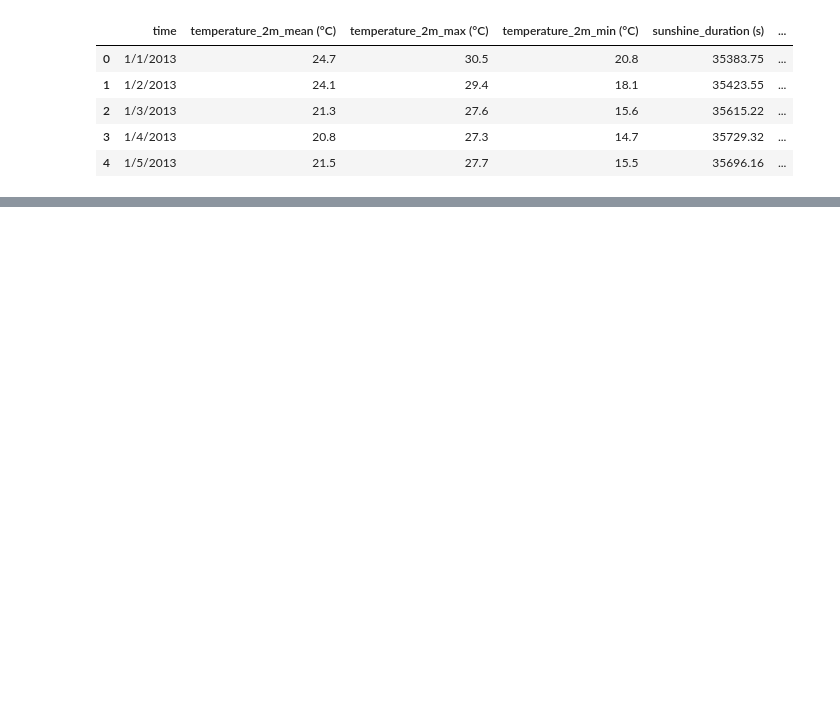
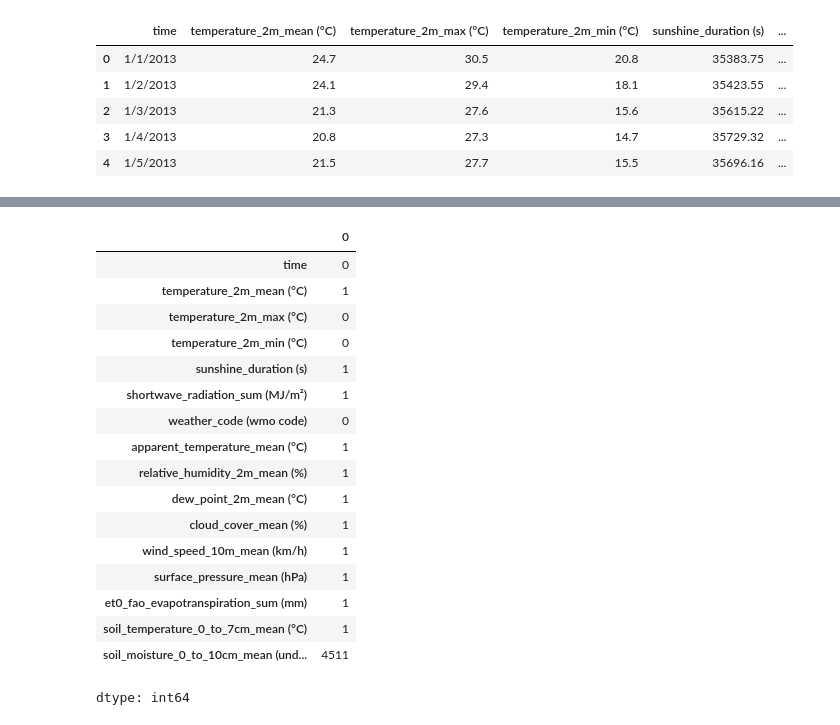
Before and after one commit to manthanawgan/MLops-Projects, a Jupyter notebook: Nagpur_Temperature_Detection_Model.ipynb, the cells around one changed output, grey strips where cells are left out. Cells and saved outputs as stored; diff of their text form; code cells hidden in the pictures; blank space fills up the shorter version.

```diff
--- a/Nagpur_Temperature_Detection_Model.ipynb
+++ b/Nagpur_Temperature_Detection_Model.ipynb
@@ -18,0 +57,21 @@ df.head()
+# %%
+df.isnull().sum()
+# %% [output]
+|  | 0 |
+| time | 0 |
+| temperature_2m_mean (°C) | 1 |
+| temperature_2m_max (°C) | 0 |
+| temperature_2m_min (°C) | 0 |
+| sunshine_duration (s) | 1 |
+| shortwave_radiation_sum (MJ/m²) | 1 |
+| weather_code (wmo code) | 0 |
+| apparent_temperature_mean (°C) | 1 |
+| relative_humidity_2m_mean (%) | 1 |
+| dew_point_2m_mean (°C) | 1 |
+| cloud_cover_mean (%) | 1 |
+| wind_speed_10m_mean (km/h) | 1 |
+| surface_pressure_mean (hPa) | 1 |
+| et0_fao_evapotranspiration_sum (mm) | 1 |
+| soil_temperature_0_to_7cm_mean (°C) | 1 |
+| soil_moisture_0_to_10cm_mean (und... | 4511 |
+dtype: int64
```
Also changed, not shown: parts of 5 cells of this notebook.
